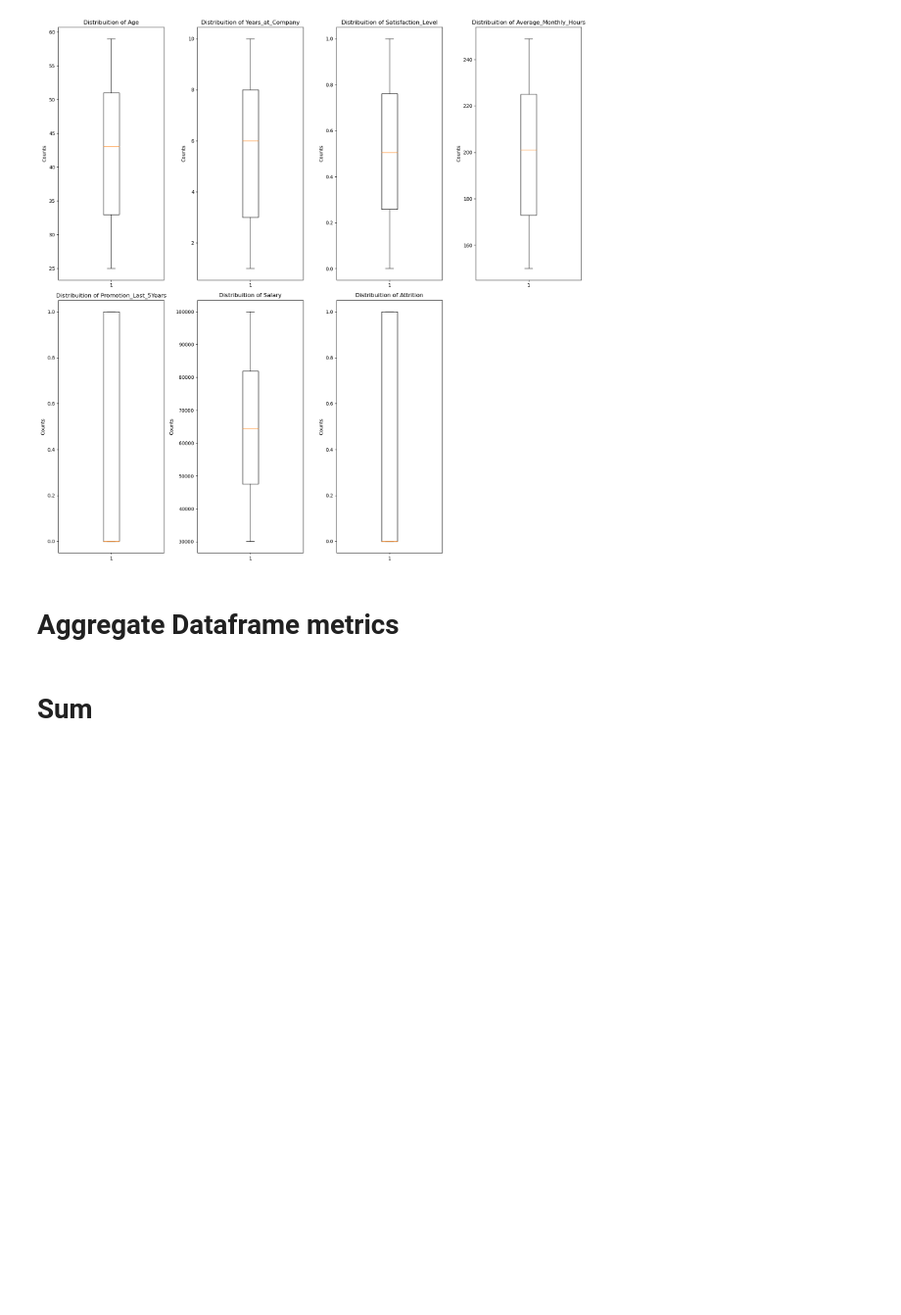
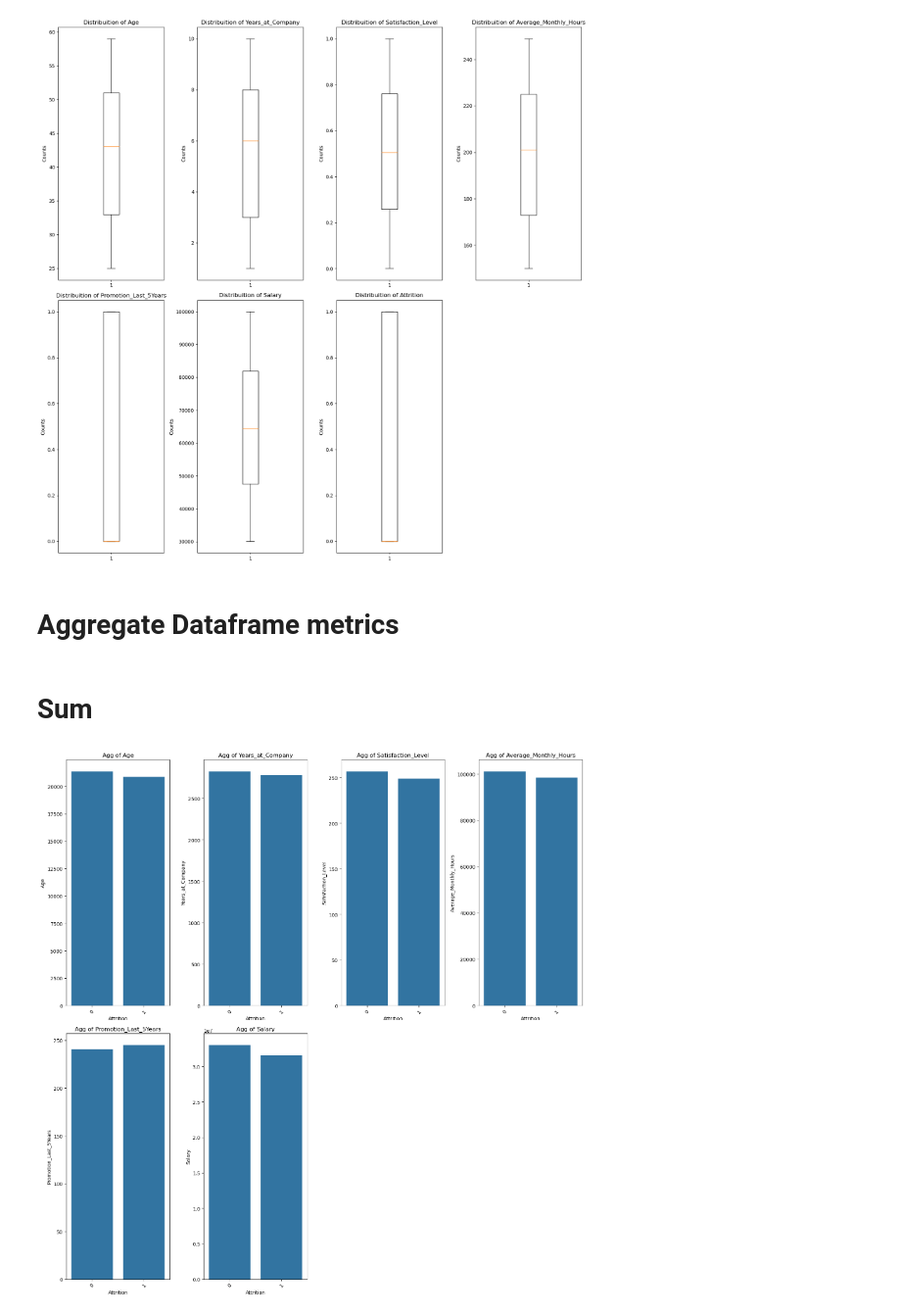
Before and after one commit to MaukanMir/Employee-Attrition-Classification, a Jupyter notebook: training.ipynb, the cells around one changed output. Shown: that part at 98% size. Saved outputs shown, nothing was run; the diff lists cells and outputs as text; code cells hidden in the pictures; blank space fills up the shorter version.

```diff
--- a/training.ipynb
+++ b/training.ipynb
@@ -48,10 +48,9 @@ def check_class_imbalance(target):
 def plot_distribution(df, kind):
 
   plt.figure(figsize=(16,16))
-  dims = len(df.columns)
-  rows = (dims + 3)//4
+
   for idx, col in enumerate(df.columns):
-    plt.subplot(rows, 4, idx+1)
+    plt.subplot(2, 2, idx+1)
     sns.histplot(df[col], kde=True) if kind == "Hist" else plt.boxplot(df[col])
     plt.title(f"Distribuition of {col}")
     plt.ylabel("Counts")
@@ -62,11 +61,11 @@ def aggregate_dataset(df, interested_columns, agg_col, function):
 
   plt.figure(figsize=(16, 16))
   rows = len(interested_columns)
-  dims = (rows +3 )//2
+  dims = (rows + 3 )//4
 
   for idx, col in enumerate(interested_columns):
     grouped_df = getattr(df.groupby(agg_col)[col], function)().reset_index(name=col)
-    plt.subplot(dims,4, idx+1)
+    plt.subplot(dims, 4, idx+1)
     sns.barplot(data=grouped_df, x=agg_col, y=col)
     plt.title(f"Agg of {col}")
     plt.ylabel(col)
@@ -301,5 +300,7 @@ plot_distribution(numerical_features, "Box")
 # Aggregate Dataframe metrics
 # %% [markdown]
 # Sum
-# %%
-numerical_features.drop("Attrition", axis=1, inplace=True)
+# %%
+aggregate_dataset(numerical_features, numerical_features.columns[:-1], "Attrition", "sum")
+# %% [output]
+[figure, added]
```
Also changed, not shown: parts of 4 cells of this notebook.
